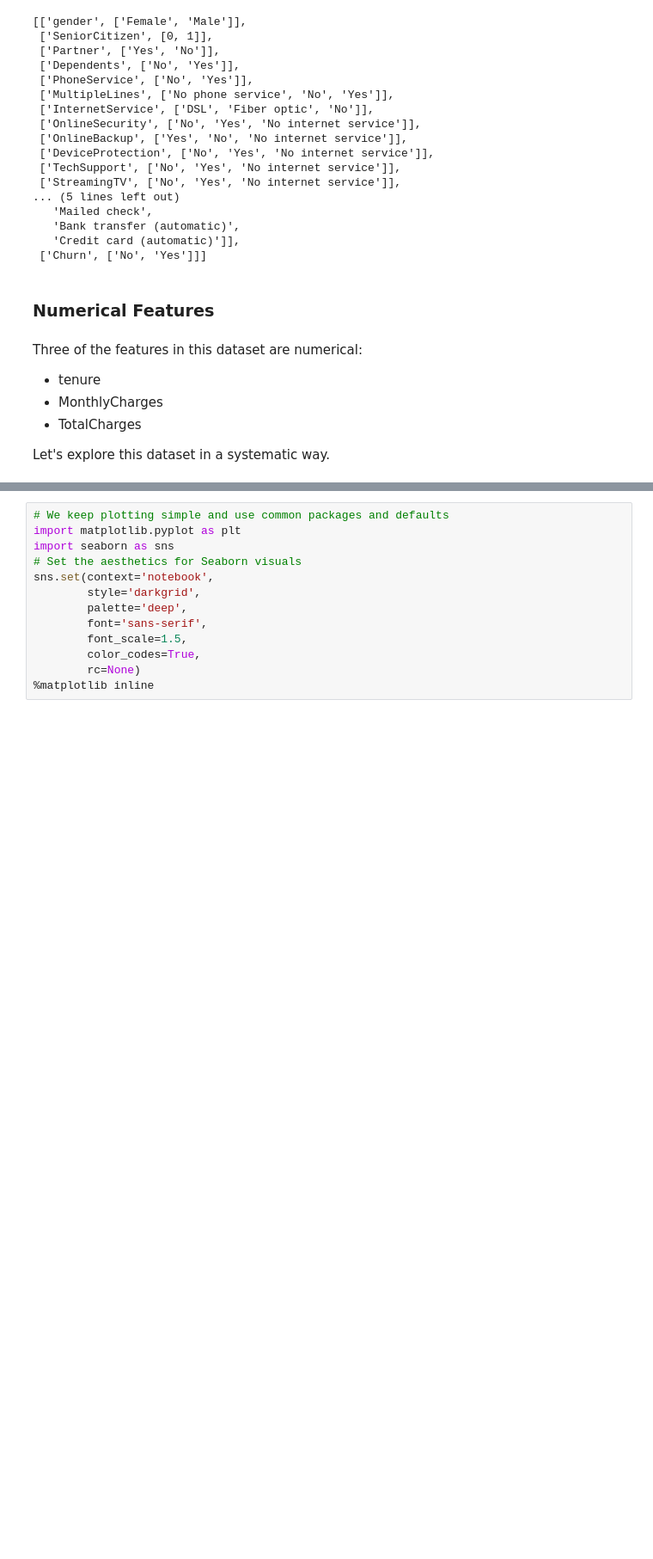
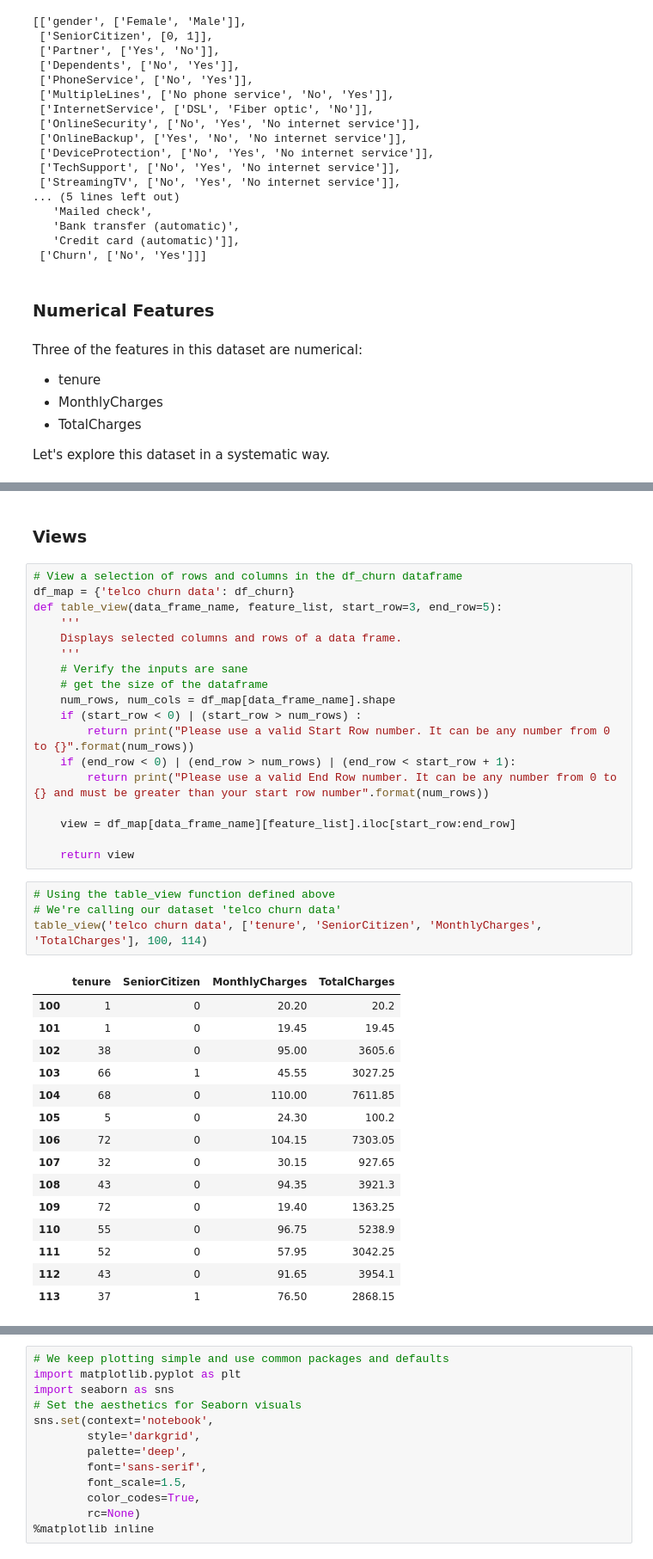
Before and after one commit to baiaooo/MLCourse, a Jupyter notebook: Notebooks/Telecom-Churn-Dataset.ipynb, the cells around one changed output, grey strips where cells are left out. Shown at 86% size. Drawn from its saved outputs; the diff is of its cells as text; blank space fills up the shorter version.

```diff
--- a/Notebooks/Telecom-Churn-Dataset.ipynb
+++ b/Notebooks/Telecom-Churn-Dataset.ipynb
@@ -125,0 +130,40 @@ Let's explore this dataset in a systematic way.
+# %% [markdown]
+### Views
+# %%
+# View a selection of rows and columns in the df_churn dataframe
+df_map = {'telco churn data': df_churn}
+def table_view(data_frame_name, feature_list, start_row=3, end_row=5):
+    '''
+    Displays selected columns and rows of a data frame.
+    '''
+    # Verify the inputs are sane
+    # get the size of the dataframe
+    num_rows, num_cols = df_map[data_frame_name].shape
+    if (start_row < 0) | (start_row > num_rows) :
+        return print("Please use a valid Start Row number. It can be any number from 0 to {}".format(num_rows))
+    if (end_row < 0) | (end_row > num_rows) | (end_row < start_row + 1):
+        return print("Please use a valid End Row number. It can be any number from 0 to {} and must be greater than your start row number".format(num_rows))
+
+    view = df_map[data_frame_name][feature_list].iloc[start_row:end_row]
+
+    return view
+# %%
+# Using the table_view function defined above
+# We're calling our dataset 'telco churn data'
+table_view('telco churn data', ['tenure', 'SeniorCitizen', 'MonthlyCharges', 'TotalCharges'], 100, 114)
+# %% [output]
+|  | tenure | SeniorCitizen | MonthlyCharges | TotalCharges |
+| 100 | 1 | 0 | 20.20 | 20.2 |
+| 101 | 1 | 0 | 19.45 | 19.45 |
+| 102 | 38 | 0 | 95.00 | 3605.6 |
+| 103 | 66 | 1 | 45.55 | 3027.25 |
+| 104 | 68 | 0 | 110.00 | 7611.85 |
+| 105 | 5 | 0 | 24.30 | 100.2 |
+| 106 | 72 | 0 | 104.15 | 7303.05 |
+| 107 | 32 | 0 | 30.15 | 927.65 |
+| 108 | 43 | 0 | 94.35 | 3921.3 |
+| 109 | 72 | 0 | 19.40 | 1363.25 |
+| 110 | 55 | 0 | 96.75 | 5238.9 |
+| 111 | 52 | 0 | 57.95 | 3042.25 |
+| 112 | 43 | 0 | 91.65 | 3954.1 |
+| 113 | 37 | 1 | 76.50 | 2868.15 |
```
Also changed, not shown: parts of 35 cells of this notebook.
